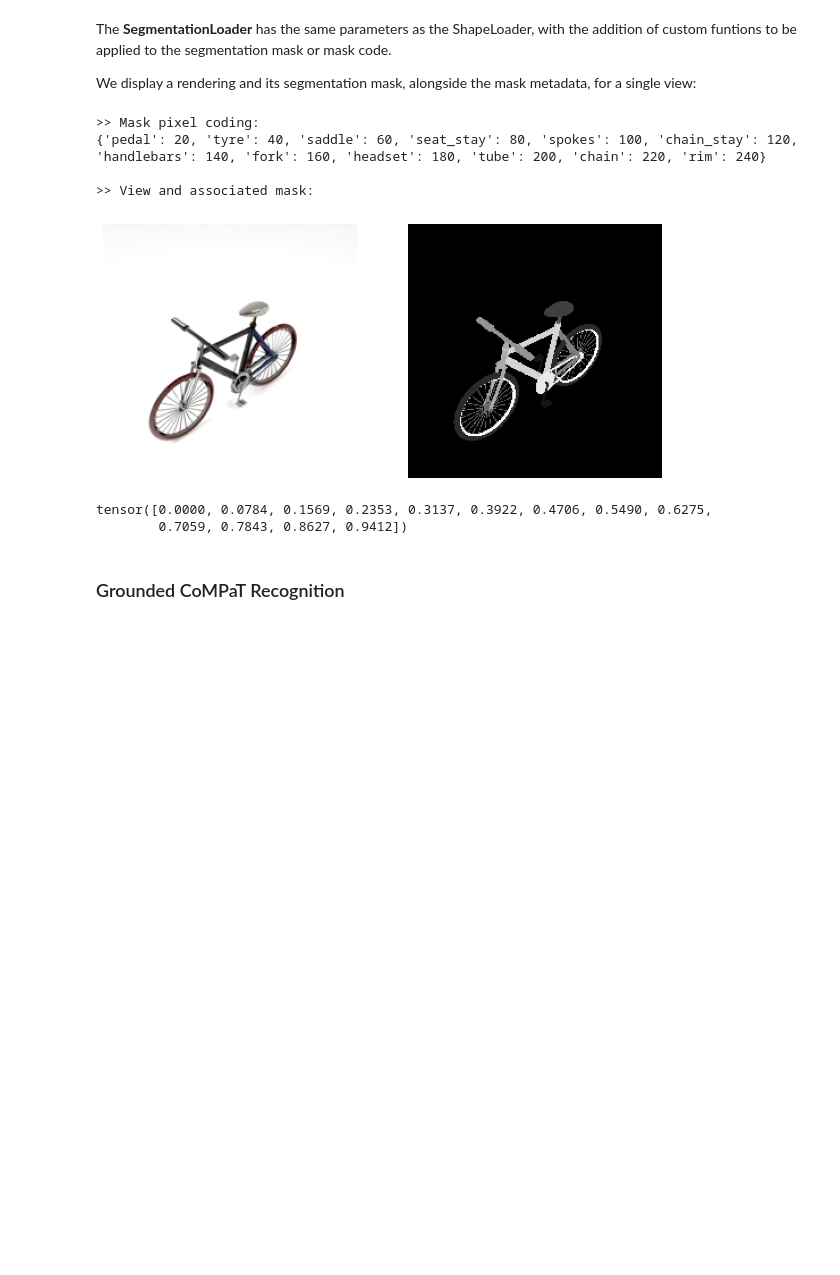
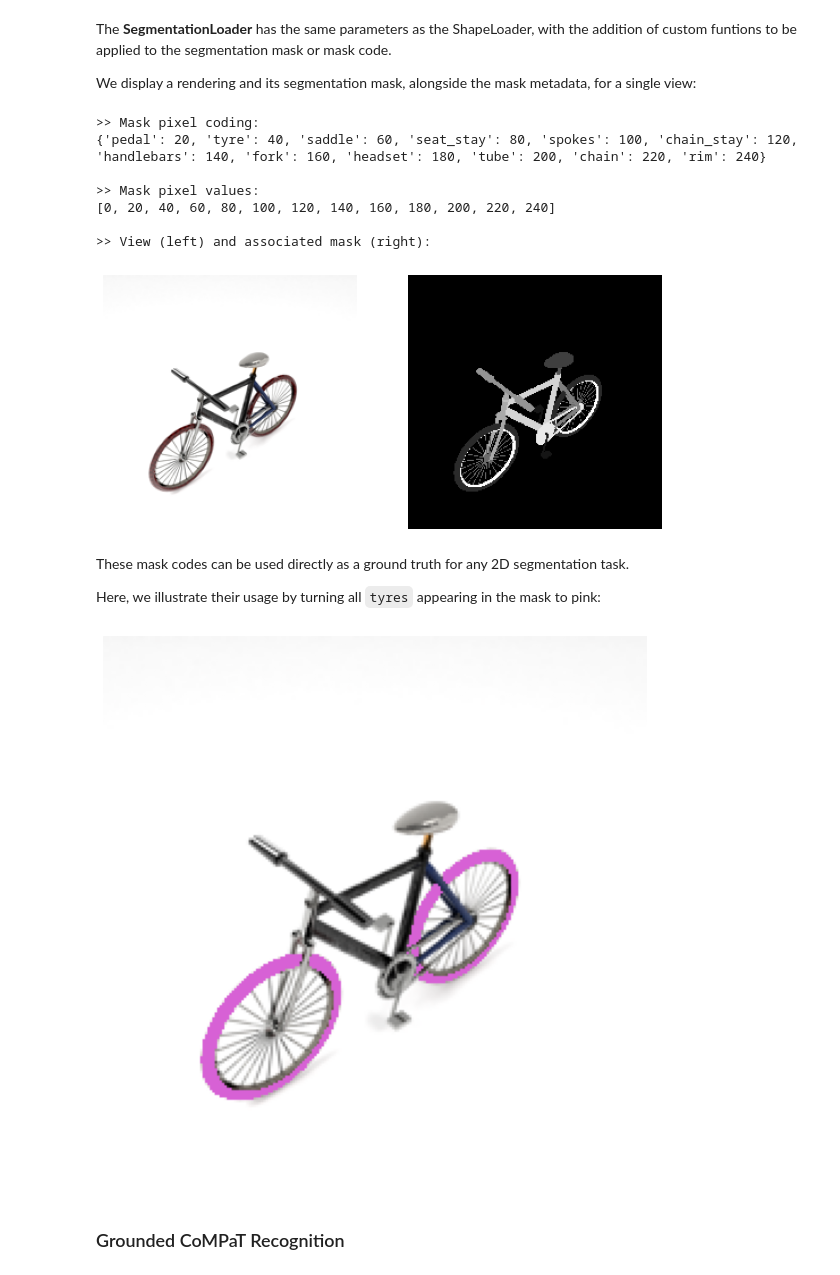
Before and after one commit to Vision-CAIR/3DCoMPaT, a Jupyter notebook: compat_api/2D/demo_2D.ipynb, the cells around one changed output. Drawn from its saved outputs; the diff is of its cells as text; code cells hidden in the pictures; blank space fills up the shorter version.

```diff
--- a/compat_api/2D/demo_2D.ipynb
+++ b/compat_api/2D/demo_2D.ipynb
@@ -146,10 +146,14 @@ part_seg_loader = (
 
 # Iterating over the loader and displaying the data
 for image, target, mask, mask_code in part_seg_loader:
+    mask_code = mask_code[0]
     print(">> Mask pixel coding:")
-    print(mask_code[0], "\n")
+    print(mask_code, "\n")
 
-    print(">> View and associated mask:")
+    print(">> Mask pixel values:")
+    print([int(v) for v in list(torch.unique(mask))], "\n")
+
+    print(">> View (left) and associated mask (right):")
     if image.shape[0] == 1:
         show_tensors([image, mask], size=10)
     break
@@ -157,13 +161,32 @@ for image, target, mask, mask_code in part_seg_loader:
 >> Mask pixel coding:
 {'pedal': 20, 'tyre': 40, 'saddle': 60, 'seat_stay': 80, 'spokes': 100, 'chain_stay': 120, 'handlebars': 140, 'fork': 160, 'headset': 180, 'tube': 200, 'chain': 220, 'rim': 240}
 
->> View and associated mask:
+>> Mask pixel values:
+[0, 20, 40, 60, 80, 100, 120, 140, 160, 180, 200, 220, 240]
+
+>> View (left) and associated mask (right):
 [figure]
-# %%
-torch.unique(mask)
-# %% [output]
-tensor([0.0000, 0.0784, 0.1569, 0.2353, 0.3137, 0.3922, 0.4706, 0.5490, 0.6275,
-        0.7059, 0.7843, 0.8627, 0.9412])
+# %% [markdown]
+These mask codes can be used directly as a ground truth for any 2D segmentation task.
+
+Here, we illustrate their usage by turning all `tyres` appearing in the mask to pink:
+# %%
+def replace_RGB(mask, im, rgb_0, rgb_1):
+    im_colored = im.clone()
+    for k in [0, 1, 2]:
+        im_colored[:, k, :, :][mask[:, k, :, :] == rgb_0[k]] = rgb_1[k]/255.
+
+    return im_colored
+
+# Replacing the pixel code for tyres to pink
+pink_rgb = [215, 97, 213]
+tyre_rgb = [mask_code['tyre']]*3
+
+# Displaying the result
+new_image = replace_RGB(mask, image, tyre_rgb, pink_rgb)
+show_tensors(new_image, size=10)
+# %% [output]
+[figure, added]
 # %% [markdown]
 ### Grounded CoMPaT Recognition
 # %%
```
Also changed, not shown: 1 other file.
